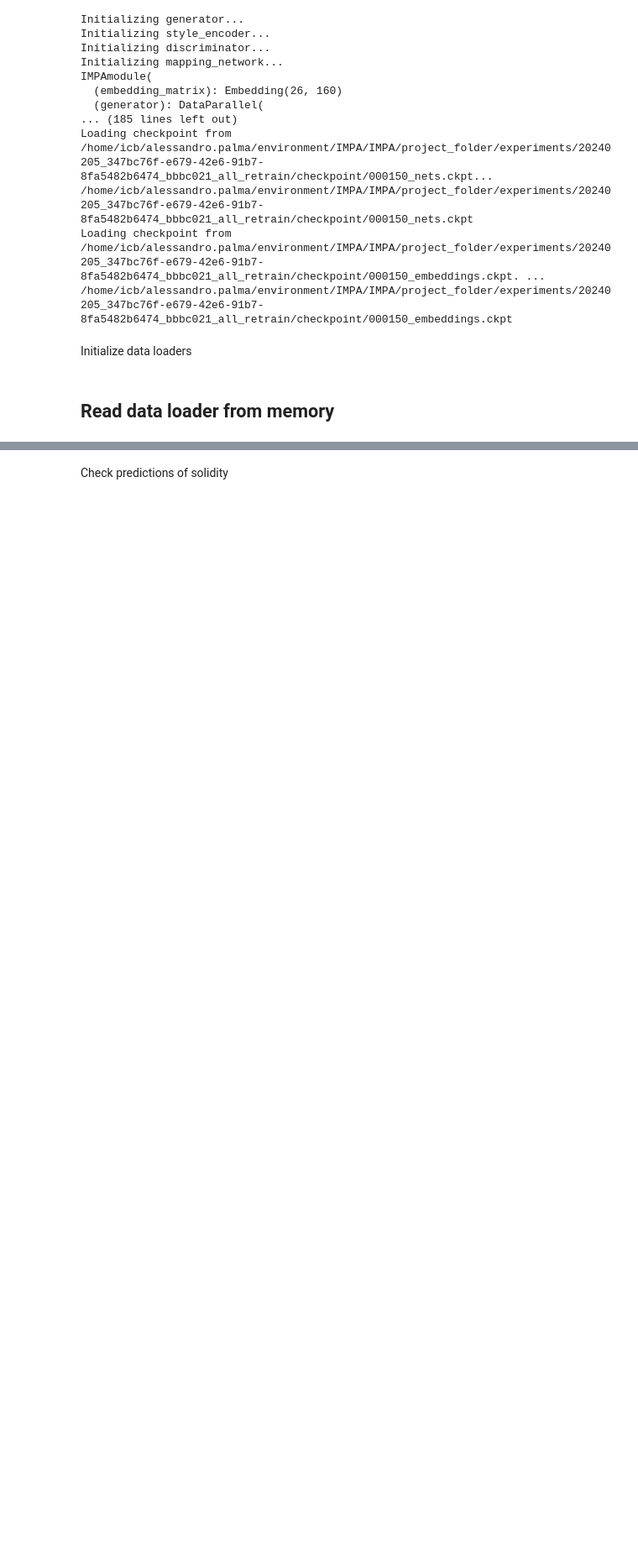
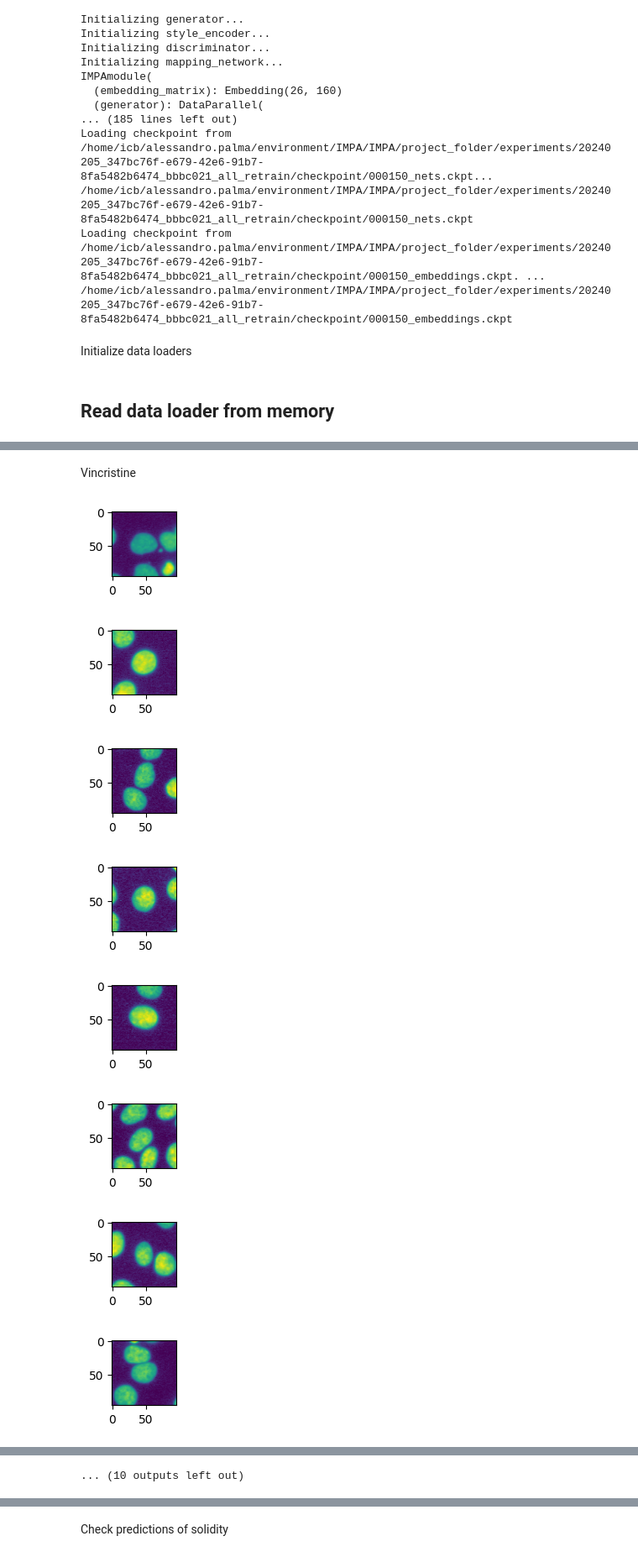
Before and after one commit to theislab/IMPA, a Jupyter notebook: notebooks/cpg0000/corrections_old_paper/strong_weak_drugs.ipynb, the cells around one changed output, grey strips where cells are left out. Shown at 84% size. Drawn from its saved outputs; the diff is of its cells as text; code cells hidden in the pictures; blank space fills up the shorter version.

```diff
--- a/notebooks/cpg0000/corrections_old_paper/strong_weak_drugs.ipynb
+++ b/notebooks/cpg0000/corrections_old_paper/strong_weak_drugs.ipynb
@@ -268,0 +276,16 @@ plot_n_images(transformed[:,:,:,2], 10,(1,1))
+# %% [markdown]
+Vincristine
+# %%
+controls_vincristine, transformed_vincristine = transform_by_id(solver, dataloader, 100, "vincristine", args)
+# %%
+plot_n_images(controls_vincristine[:,:,:,2], 10,(1,1))
+plot_n_images(transformed_vincristine[:,:,:,2], 10,(1,1))
+# %% [output]
+[figure, added]
+[figure, added]
+[figure, added]
+[figure, added]
+[figure, added]
+[figure, added]
+[figure, added]
+[figure, added]
@@ -268,0 +296 @@ plot_n_images(transformed[:,:,:,2], 10,(1,1))
+... (10 outputs left out)
```
Also changed, not shown: parts of 15 cells of this notebook, 6 other files.
